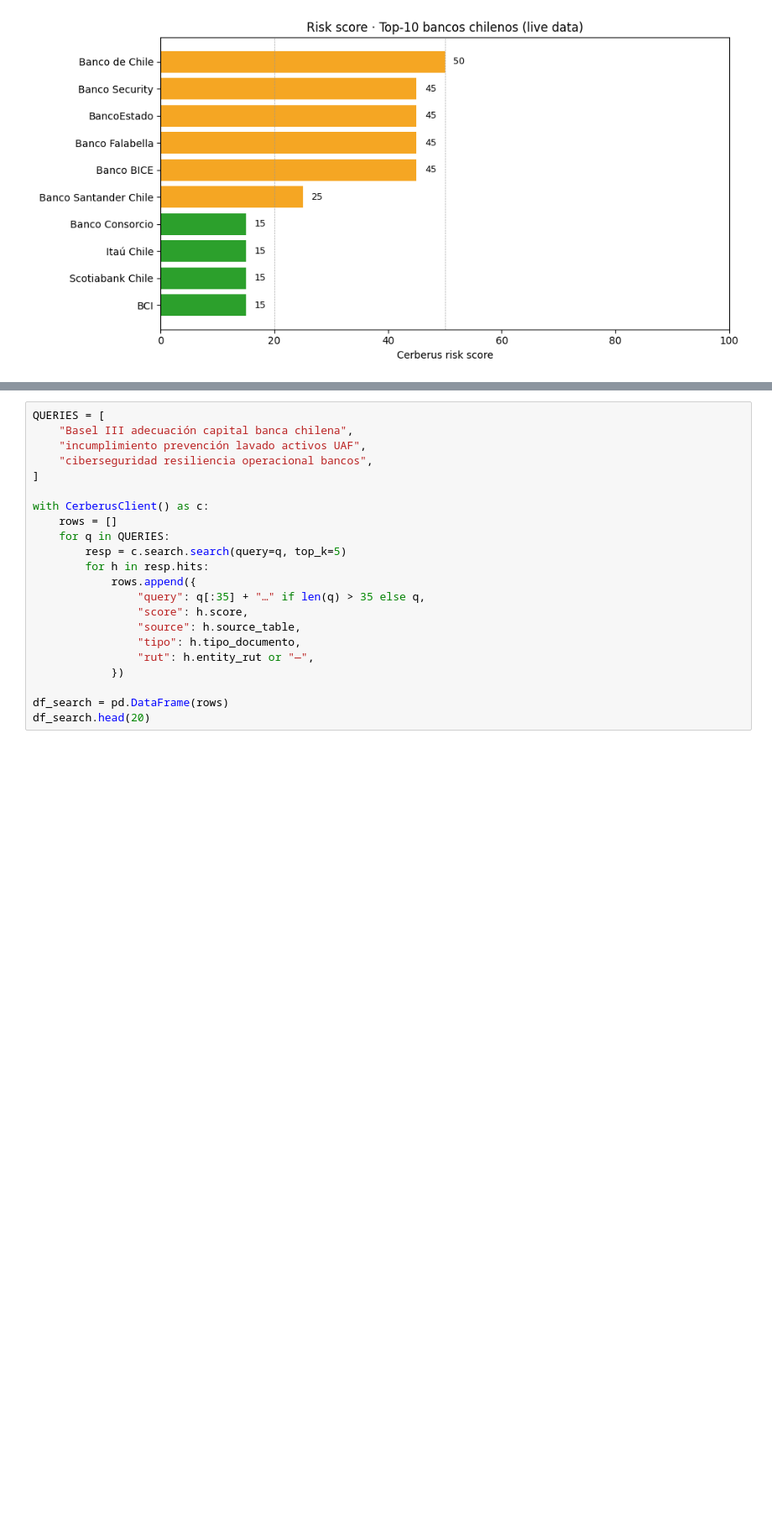
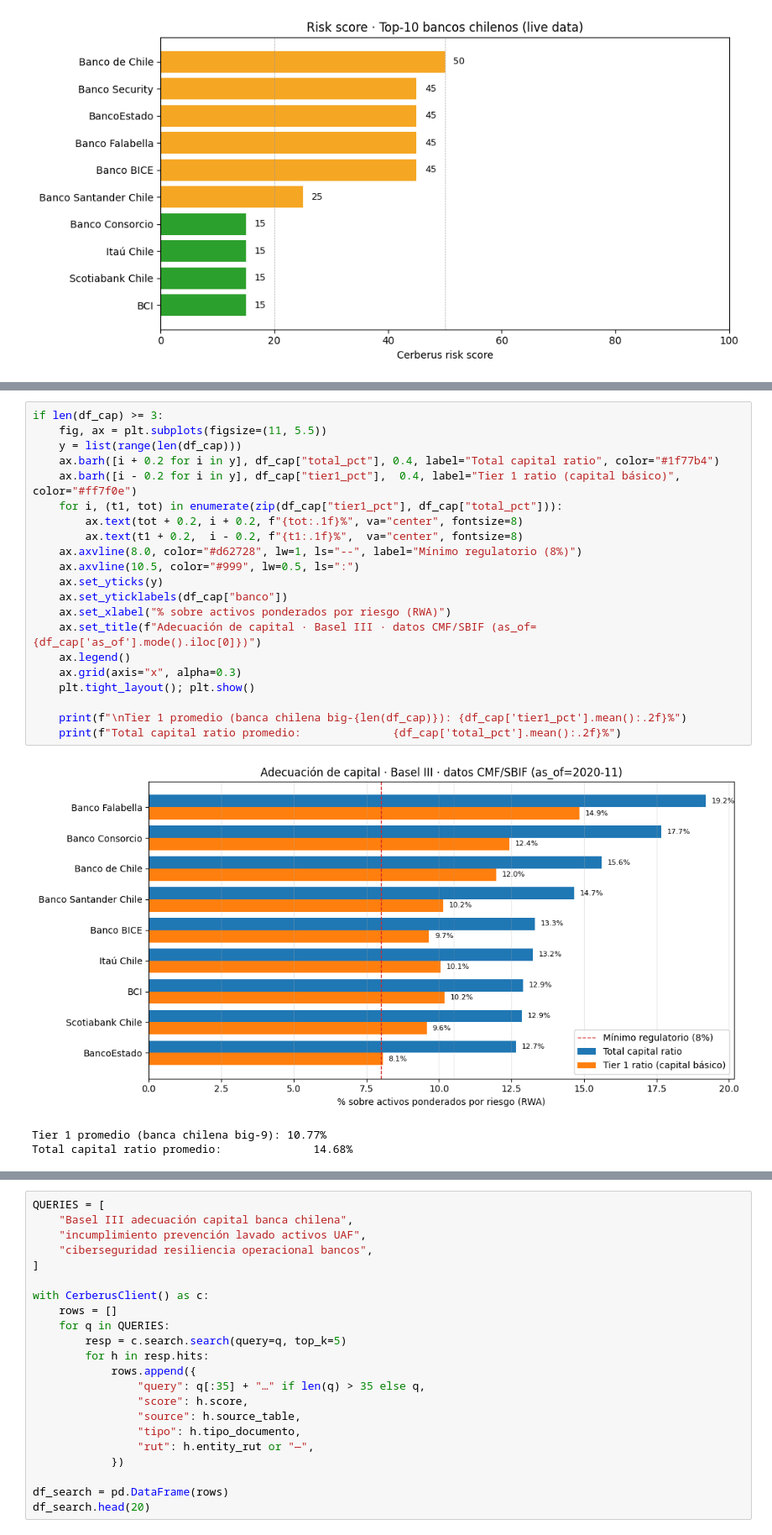
Before and after one commit to l0rdbarcsacs/cerberus-sdk-python, a Jupyter notebook: examples/notebooks/04-top10-bancos-chile.ipynb, the cells around one changed output, grey strips where cells are left out. Shown at 84% size. Cells and saved outputs as stored; diff of their text form; blank space fills up the shorter version.

```diff
--- a/examples/notebooks/04-top10-bancos-chile.ipynb
+++ b/examples/notebooks/04-top10-bancos-chile.ipynb
@@ -745,0 +501,25 @@ RUT del emisor cuando aplica:
+# %%
+if len(df_cap) >= 3:
+    fig, ax = plt.subplots(figsize=(11, 5.5))
+    y = list(range(len(df_cap)))
+    ax.barh([i + 0.2 for i in y], df_cap["total_pct"], 0.4, label="Total capital ratio", color="#1f77b4")
+    ax.barh([i - 0.2 for i in y], df_cap["tier1_pct"],  0.4, label="Tier 1 ratio (capital básico)", color="#ff7f0e")
+    for i, (t1, tot) in enumerate(zip(df_cap["tier1_pct"], df_cap["total_pct"])):
+        ax.text(tot + 0.2, i + 0.2, f"{tot:.1f}%", va="center", fontsize=8)
+        ax.text(t1 + 0.2,  i - 0.2, f"{t1:.1f}%",  va="center", fontsize=8)
+    ax.axvline(8.0, color="#d62728", lw=1, ls="--", label="Mínimo regulatorio (8%)")
+    ax.axvline(10.5, color="#999", lw=0.5, ls=":")
+    ax.set_yticks(y)
+    ax.set_yticklabels(df_cap["banco"])
+    ax.set_xlabel("% sobre activos ponderados por riesgo (RWA)")
+    ax.set_title(f"Adecuación de capital · Basel III · datos CMF/SBIF (as_of={df_cap['as_of'].mode().iloc[0]})")
+    ax.legend()
+    ax.grid(axis="x", alpha=0.3)
+    plt.tight_layout(); plt.show()
+
+    print(f"\nTier 1 promedio (banca chilena big-{len(df_cap)}): {df_cap['tier1_pct'].mean():.2f}%")
+    print(f"Total capital ratio promedio:              {df_cap['total_pct'].mean():.2f}%")
+# %% [output]
+[figure, added]
+Tier 1 promedio (banca chilena big-9): 10.77%
+Total capital ratio promedio:              14.68%
```
Also changed, not shown: parts of 69 cells of this notebook.
